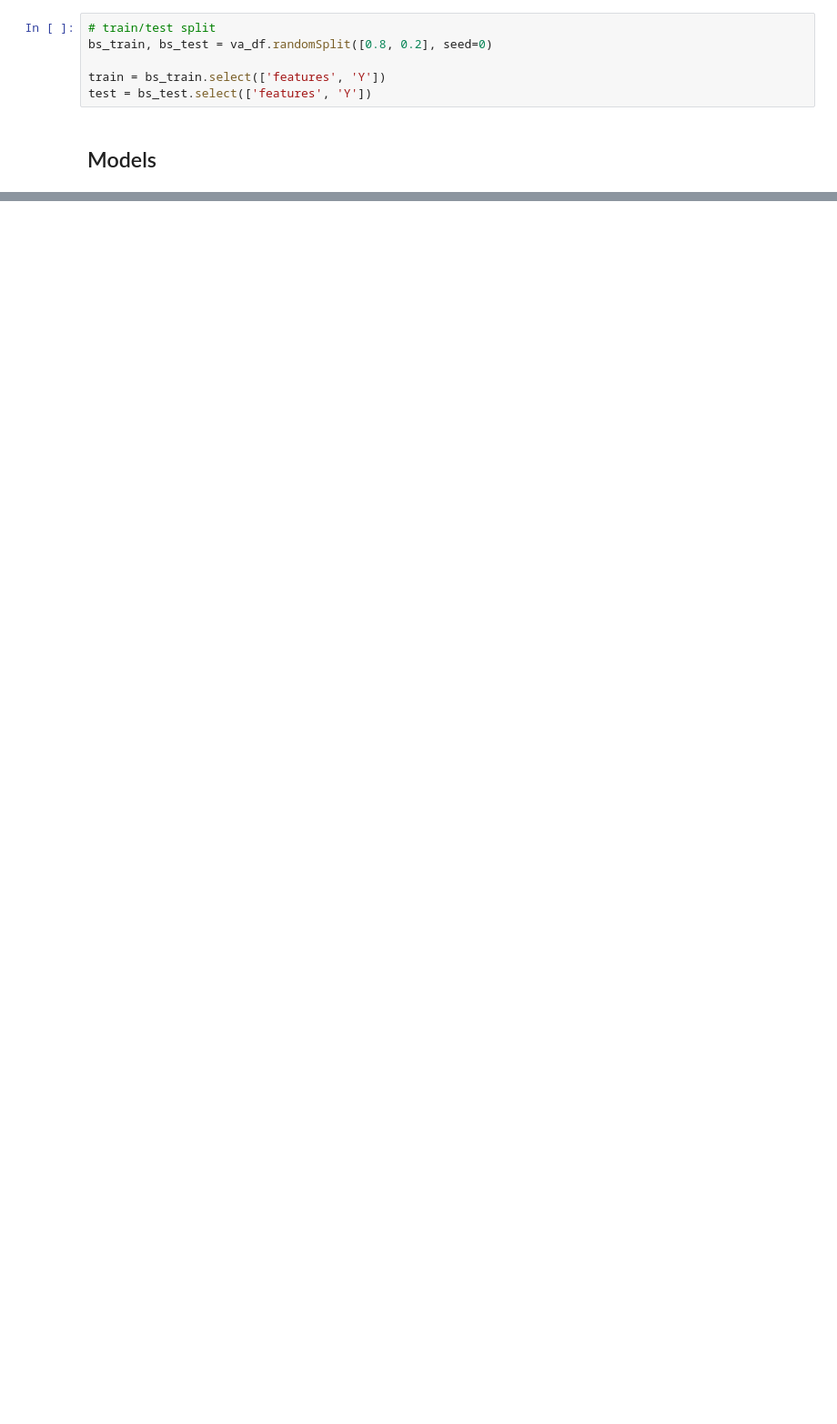
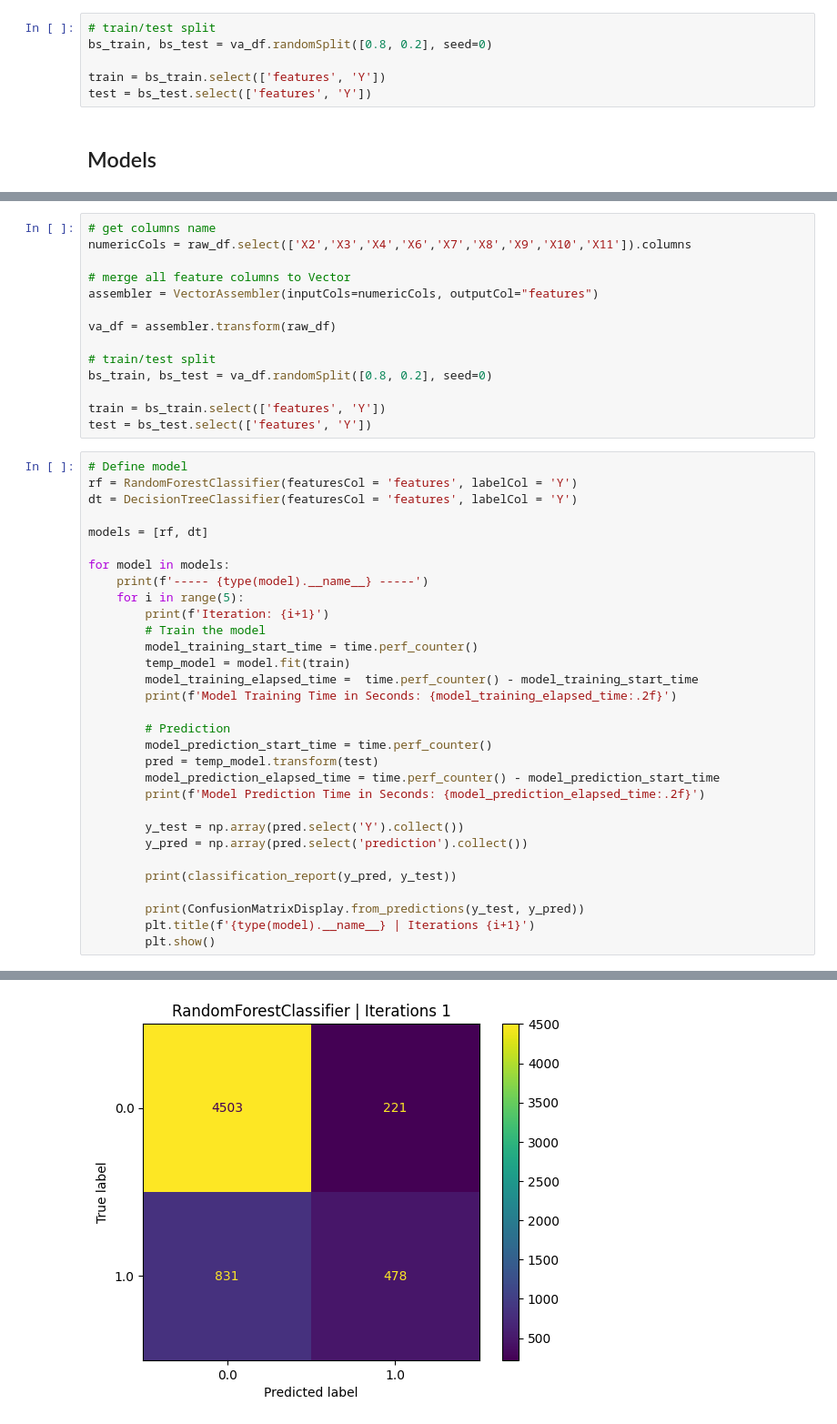
Before and after one commit to rsxss/int420-spark-model, a Jupyter notebook: spark_credit_card.ipynb, the cells around one changed output, grey strips where cells are left out. Shown at 91% size. Saved outputs shown, nothing was run; the diff lists cells and outputs as text; blank space fills up the shorter version.

Commit message:
[ADDED] feature selection (optional)

```diff
--- a/spark_credit_card.ipynb
+++ b/spark_credit_card.ipynb
@@ -407,0 +529,46 @@ weighted avg       0.88      0.82      0.84      6033
+# %%
+# get columns name
+numericCols = raw_df.select(['X2','X3','X4','X6','X7','X8','X9','X10','X11']).columns
+
+# merge all feature columns to Vector
+assembler = VectorAssembler(inputCols=numericCols, outputCol="features")
+
+va_df = assembler.transform(raw_df)
+
+# train/test split
+bs_train, bs_test = va_df.randomSplit([0.8, 0.2], seed=0)
+
+train = bs_train.select(['features', 'Y'])
+test = bs_test.select(['features', 'Y'])
+# %%
+# Define model
+rf = RandomForestClassifier(featuresCol = 'features', labelCol = 'Y')
+dt = DecisionTreeClassifier(featuresCol = 'features', labelCol = 'Y')
+
+models = [rf, dt]
+
+for model in models:
+    print(f'----- {type(model).__name__} -----')
+    for i in range(5):
+        print(f'Iteration: {i+1}')
+        # Train the model
+        model_training_start_time = time.perf_counter()
+        temp_model = model.fit(train)
+        model_training_elapsed_time =  time.perf_counter() - model_training_start_time
+        print(f'Model Training Time in Seconds: {model_training_elapsed_time:.2f}')
+
+        # Prediction
+        model_prediction_start_time = time.perf_counter()
+        pred = temp_model.transform(test)
+        model_prediction_elapsed_time = time.perf_counter() - model_prediction_start_time
+        print(f'Model Prediction Time in Seconds: {model_prediction_elapsed_time:.2f}')
+
+        y_test = np.array(pred.select('Y').collect())
+        y_pred = np.array(pred.select('prediction').collect())
+
+        print(classification_report(y_pred, y_test))
+
+        print(ConfusionMatrixDisplay.from_predictions(y_test, y_pred))
+        plt.title(f'{type(model).__name__} | Iterations {i+1}')
+        plt.show()
+# %% [output]
@@ -407,0 +589 @@ weighted avg       0.88      0.82      0.84      6033
+[figure, added]
```
Also changed, not shown: parts of 11 cells of this notebook.
